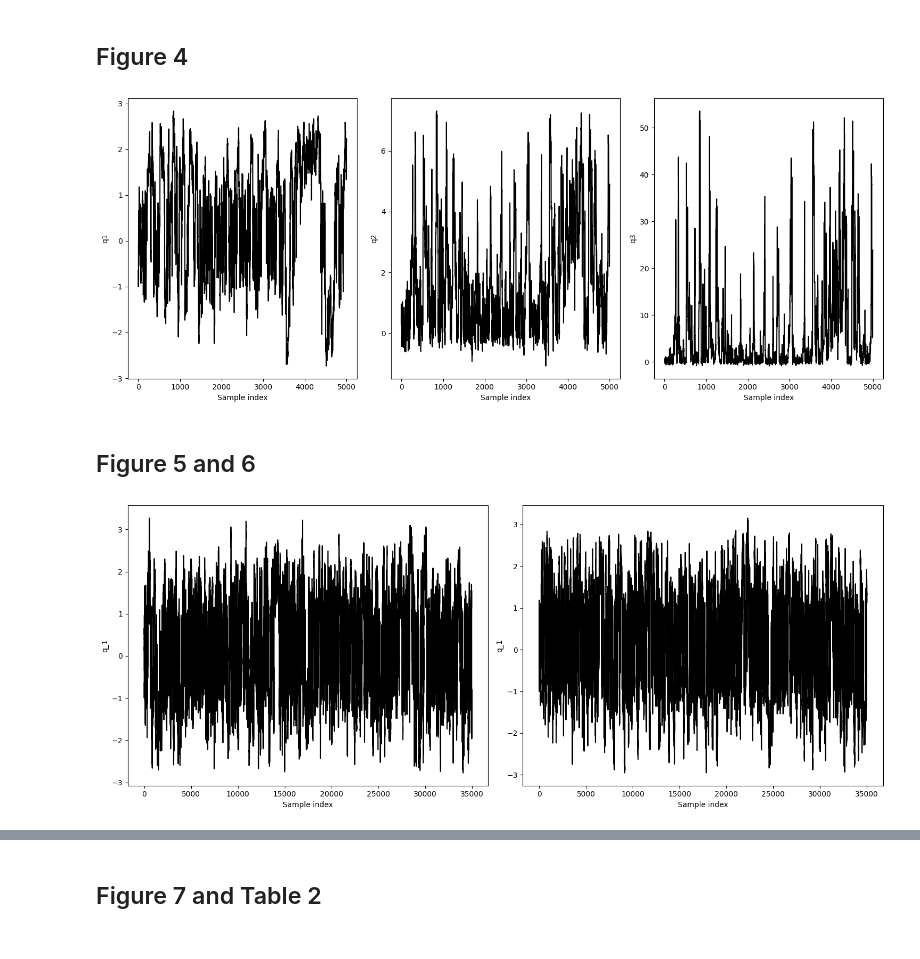
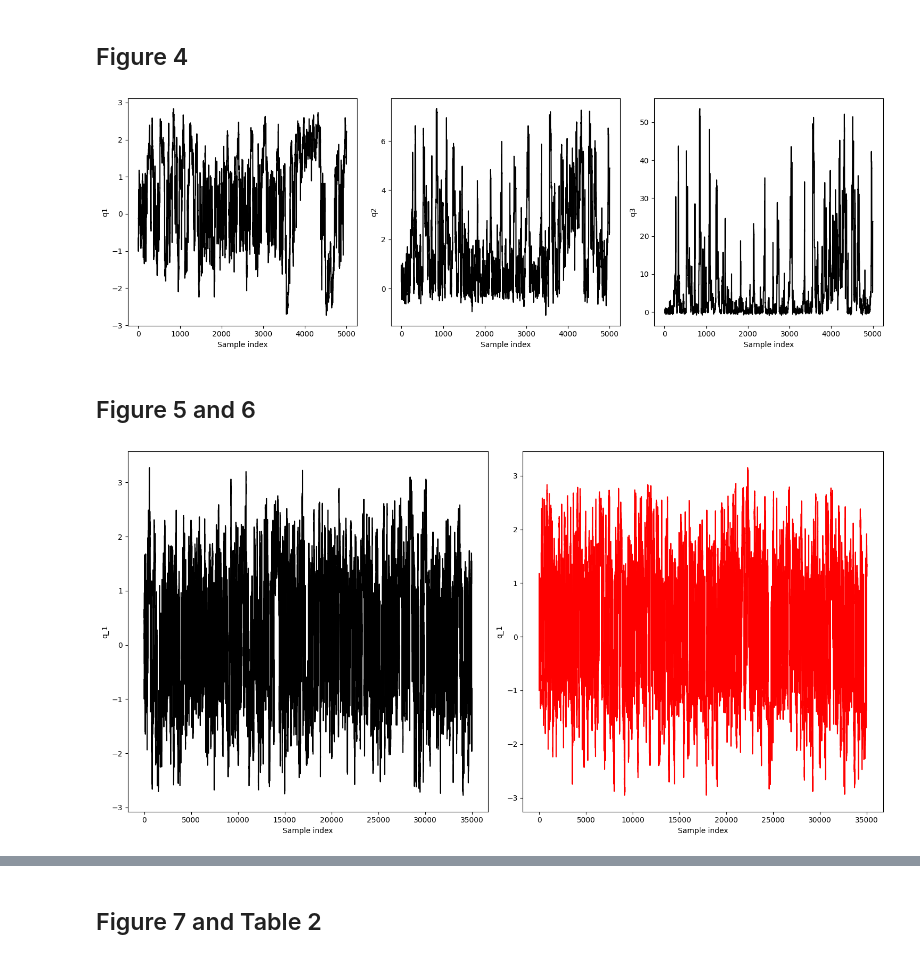
Before and after one commit to YedaCui/TSRLproject_JPMorgan, a Jupyter notebook: plot_Dhulipala.ipynb, the cells around one changed output, grey strips where cells are left out. Saved outputs shown, nothing was run; the diff lists cells and outputs as text; code cells hidden in the pictures.

Commit message:
update figures

```diff
--- a/plot_Dhulipala.ipynb
+++ b/plot_Dhulipala.ipynb
@@ -180,16 +171,16 @@ WARNING:tensorflow:You are casting an input of type complex64 to an incompatible
 nuts_lhnn_3Drb_notoem = sampling(config_name="LHNN_3DRosenbrock", sampler_type="NUTS", initial_state=np.array([0,0,0]), num_samples=5000, burnin=1000, chains=1, epsilon=0.025,
     sample_path = "/home/ycui/Documents/TSRLproject_JPMorgan/samples/lhnn_nuts_3Drb_notoem.pkl") # without online error monitoring.
 # %%
-fig, axes = plt.subplots(1,3, figsize=(15, 6))
+fig, axes = plt.subplots(1,3, figsize=(15, 5))
 axes = axes.flatten()
 for i in range(3):
     axes[i].plot(np.arange(0,5000), nuts_lhnn_3Drb_notoem.samples[0,:,i], color="black")
     axes[i].set_xlabel("Sample index")
     axes[i].set_ylabel(f"q{i+1}")
 plt.tight_layout()
 plt.show()
 # %% [output]
-[figure, old version]
+[figure, new version]
 # %% [markdown]
 ## Figure 5 and 6
 # %%
@@ -199,18 +190,18 @@ nuts_lhnn_3Drb = sampling(config_name="LHNN_3DRosenbrock", sampler_type="NUTS",
 nuts_hnn_3Drb = sampling(config_name="HNN_3DRosenbrock", sampler_type="NUTS", initial_state=np.array([0,0,0]), num_samples=35000, burnin=1000, chains=1, epsilon=0.025,
              sample_path = "/home/ycui/Documents/TSRLproject_JPMorgan/samples/hnn_nuts_3Drb.pkl", threshold_nn=10, num_lf=20, threshold_lf=1000) # with online error monitoring.
 # %%
-fig, axes = plt.subplots(1,2, figsize=(15,6))
+fig, axes = plt.subplots(1,2, figsize=(15,7.5))
 axes = axes.flatten()
 axes[0].plot(nuts_hnn_3Drb.samples[0,:,0], color="black")
 axes[0].set_xlabel("Sample index")
 axes[0].set_ylabel("q_1")
 
-axes[1].plot(nuts_lhnn_3Drb.samples[0,:,0], color="black")
+axes[1].plot(nuts_lhnn_3Drb.samples[0,:,0], color="red")
 axes[1].set_xlabel("Sample index")
 axes[1].set_ylabel("q_1")
 
 plt.tight_layout()
 plt.show()
 # %% [output]
-[figure, old version]
+[figure, new version]
 # %%
```
Also changed, not shown: parts of 5 cells of this notebook, 13 other files.
